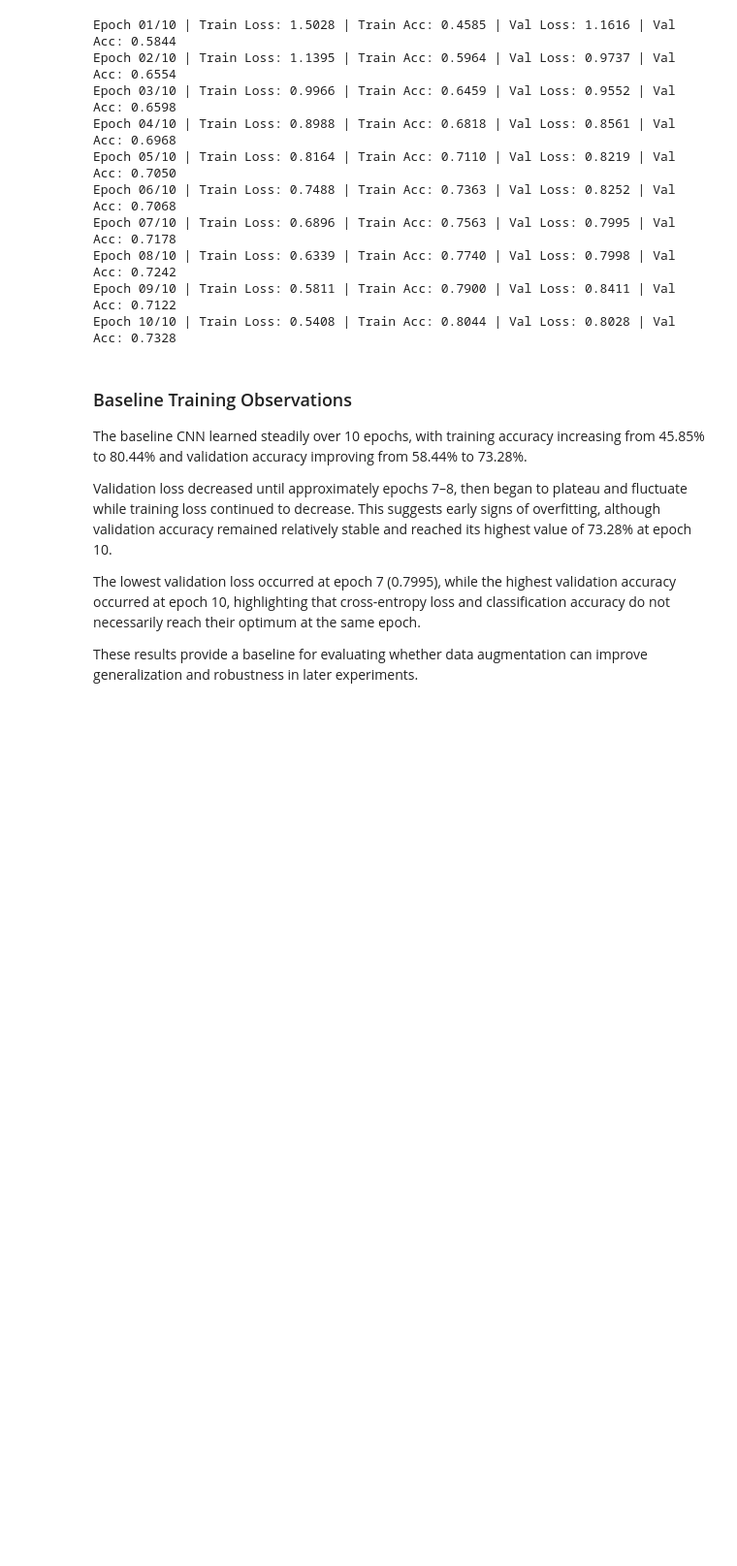
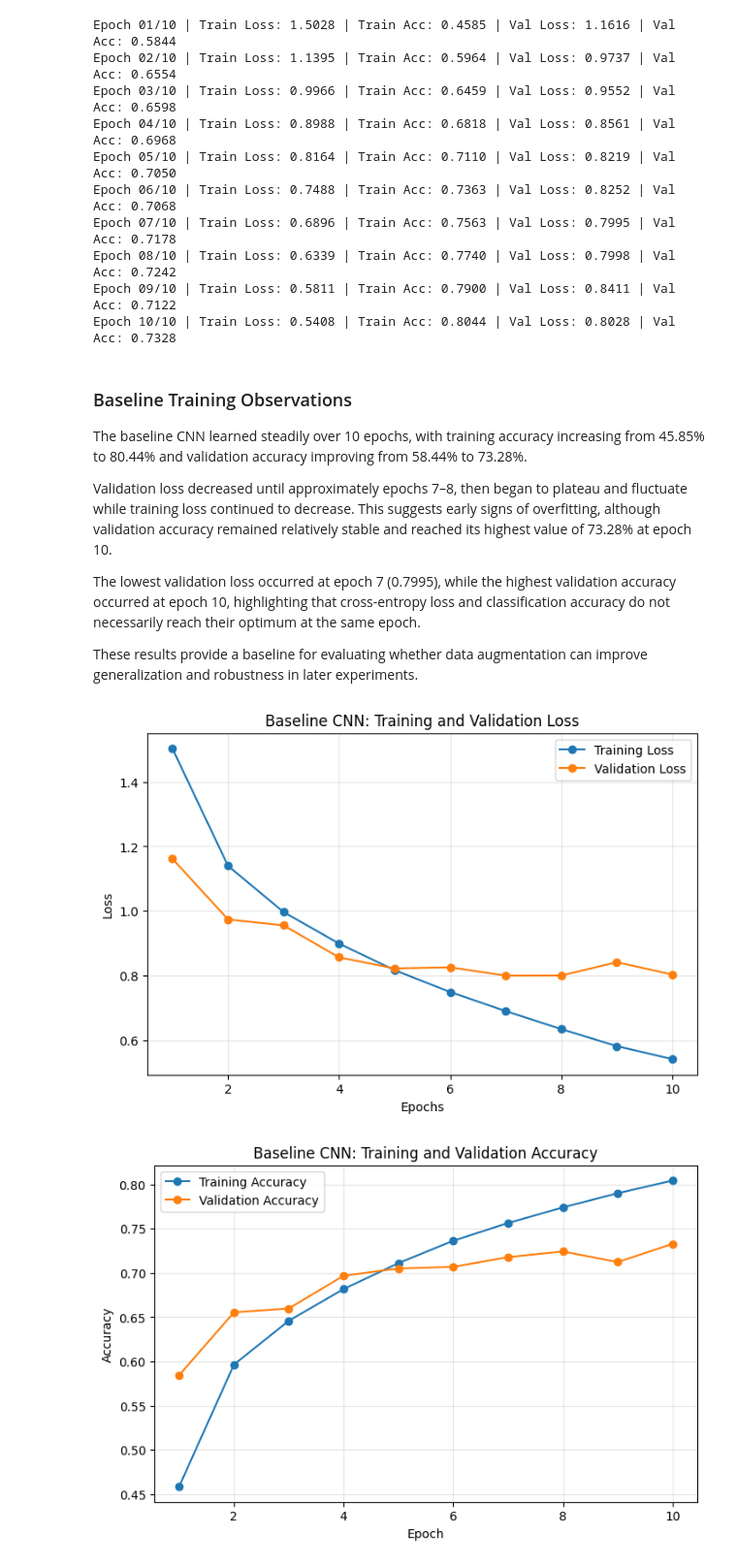
Before and after one commit to jayjay0317/cnn-robustness-generalization, a Jupyter notebook: notebooks/02_baseline_cnn_training.ipynb, the cells around one changed output. Shown at 97% size. Saved outputs shown, nothing was run; the diff lists cells and outputs as text; code cells hidden in the pictures; blank space fills up the shorter version.

Commit message:
Visualize baseline learning curves

```diff
--- a/notebooks/02_baseline_cnn_training.ipynb
+++ b/notebooks/02_baseline_cnn_training.ipynb
@@ -294,3 +294,38 @@ Validation loss decreased until approximately epochs 7–8, then began to platea
 The lowest validation loss occurred at epoch 7 (0.7995), while the highest validation accuracy occurred at epoch 10, highlighting that cross-entropy loss and classification accuracy do not necessarily reach their optimum at the same epoch.
 
 These results provide a baseline for evaluating whether data augmentation can improve generalization and robustness in later experiments.
+# %%
+import matplotlib.pyplot as plt
+
+epochs = range(1, num_epochs + 1)
+
+# Plot training and validation loss
+plt.figure(figsize=(8, 5))
+
+plt.plot(epochs, train_losses, marker="o", label="Training Loss")
+plt.plot(epochs, val_losses, marker="o", label="Validation Loss")
+
+plt.xlabel("Epochs")
+plt.ylabel("Loss")
+plt.title("Baseline CNN: Training and Validation Loss")
+plt.legend()
+plt.grid(alpha=0.3)
+
+plt.show()
+
+# Plot training and validation accuracy
+plt.figure(figsize=(8, 5))
+
+plt.plot(epochs, train_accuracies, marker="o", label="Training Accuracy")
+plt.plot(epochs, val_accuracies, marker="o", label="Validation Accuracy")
+
+plt.xlabel("Epoch")
+plt.ylabel("Accuracy")
+plt.title("Baseline CNN: Training and Validation Accuracy")
+plt.legend()
+plt.grid(alpha=0.3)
+
+plt.show()
+# %% [output]
+[figure, added]
+[figure, added]
```
